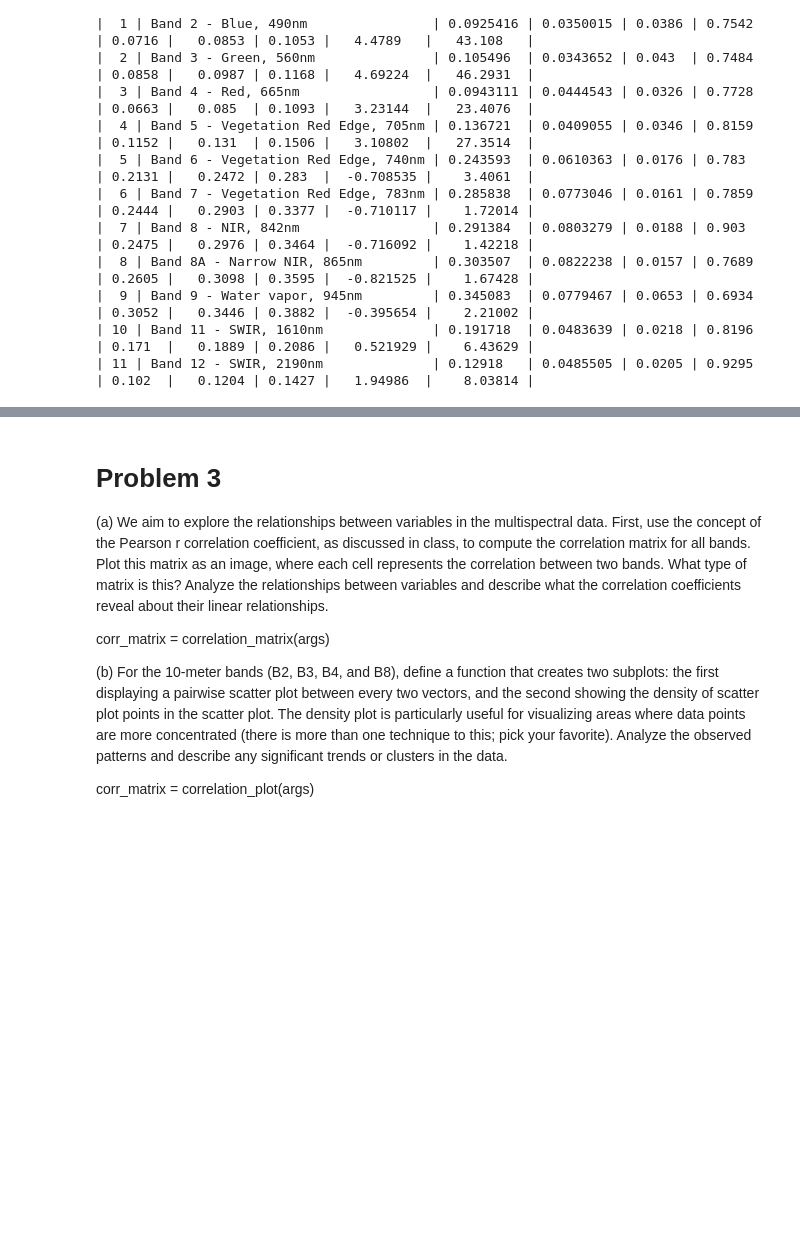
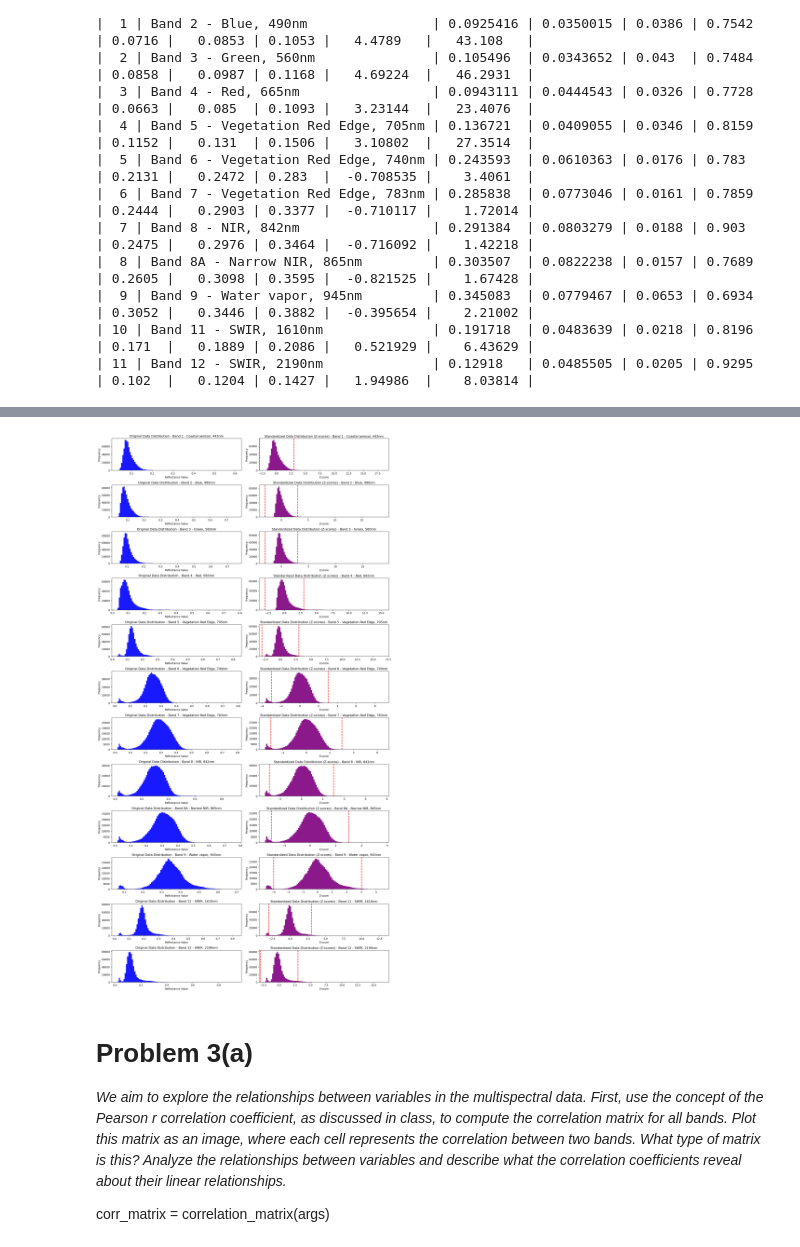
Before and after one commit to kristenvinh/IMGS.689_Kristen_Vinh, a Jupyter notebook: eda/EDA.ipynb, the cells around one changed output, grey strips where cells are left out. Drawn from its saved outputs; the diff is of its cells as text; code cells hidden in the pictures; blank space fills up the shorter version.

```diff
--- a/eda/EDA.ipynb
+++ b/eda/EDA.ipynb
@@ -143,49 +182,48 @@ print(stats.to_markdown())
 # %%
 def standardize(data, plot_titles):
-    #Calculate z-scores for all pixel values in each band
-    #Z = (X - mu) / sigma
-    #Plot each band with outliers highlighted
-    #If Z > 3 or Z < -3, it's an outlier
+    #Calculate number of bands to know how many times to loop
     num_bands = data.shape[2]
-    # Determine pixels for which all bands are zero, and set those pixels to NaN
+
+    # Like in previous exercises, determine pixels for which all bands are zero, and set those pixels to NaN
     mask = np.all(data == 0, axis=2)
     data[mask] = np.nan
 
+    #Set up plots
+    fig, ax = plt.subplots(nrows=12, ncols=2, figsize=(16, 30))
+
+    #Calculate z-scores for all pixel values in each band
+    #Z = (X - mu) / sigma
     for i in range(num_bands):
         band = data[:,:,i]
+        #Calculate z-scores using formula Z = (X - mu) / sigma
         mean = np.nanmean(band)
         stdev = np.nanstd(band)
         z_scores = (band - mean) / stdev
-        outlier_mask = np.abs(z_scores) > 3
-        #Use np.linspace to create evenly spaced bin edges, resulting in bins of equal width.
+        #Use np.linspace to create evenly spaced bin edges, resulting in bins of equal width for the histogram of the original data
         bins = np.linspace(np.nanmin(band), np.nanmax(band), 100)
-        plt.hist(band.flatten(), bins=bins, alpha=.9,color='blue', label='Original Data')
-        plt.legend()
-        plt.title(plot_titles[i])
-        plt.show()
-        plt.hist(z_scores.flatten(), bins=100, alpha=.9,color='purple', label='Standardized Data (Z-scores)')
-        plt.axvline(3, color='red', linestyle='dashed', linewidth=2, label='Outlier Threshold (|z|=3)')
-        plt.axvline(-3, color='red', linestyle='dashed', linewidth=2)
-        plt.legend()
-        plt.show()
+        ax[i, 0].hist(band.flatten(), bins=bins, alpha=.9,color='blue', label='Original Data')
+        ax[i, 0].set_xlabel("Reflectance Value")
+        ax[i, 0].set_ylabel("Frequency")
+        ax[i, 0].set_title("Original Data Distribution" + " - " + plot_titles[i])
+        ax[i, 1].hist(z_scores.flatten(), bins=100, alpha=.9,color='purple', label='Standardized Data (Z-scores)')
+        ax[i, 1].set_title("Standardized Data Distribution (Z-scores)" + " - " + plot_titles[i])
+        ax[i, 1].axvline(3, color='red', linestyle='dashed', linewidth=2, label='Outlier Threshold (|z|=3)')
+        ax[i, 1].axvline(-3, color='red', linestyle='dashed', linewidth=2)
+        ax[i, 1].set_xlabel("Z-score")
+        ax[i, 1].set_ylabel("Frequency")
+    plt.tight_layout()
+    plt.show()
 # %%
-#standardize(data, band_names)
+standardize(data, band_names)
+# %% [output]
+[figure, added]
 # %% [markdown]
-# Problem 3
-(a) We aim to explore the relationships between variables in the multispectral data. First,
+# Problem 3(a)
+<i>We aim to explore the relationships between variables in the multispectral data. First,
 use the concept of the Pearson r correlation coefficient, as discussed in class, to compute the
 correlation matrix for all bands. Plot this matrix as an image, where each cell represents
 the correlation between two bands. What type of matrix is this? Analyze the relationships
 between variables and describe what the correlation coefficients reveal about their linear
 relationships.
 
-corr_matrix = correlation_matrix(args)
-
-(b) For the 10-meter bands (B2, B3, B4, and B8), define a function that creates two subplots:
-the first displaying a pairwise scatter plot between every two vectors, and the second showing
-the density of scatter plot points in the scatter plot. The density plot is particularly useful for
-visualizing areas where data points are more concentrated (there is more than one technique
-to this; pick your favorite). Analyze the observed patterns and describe any significant trends
-or clusters in the data.
-
-corr_matrix = correlation_plot(args)
+corr_matrix = correlation_matrix(args)</i>
```
Also changed, not shown: parts of 33 cells of this notebook.
